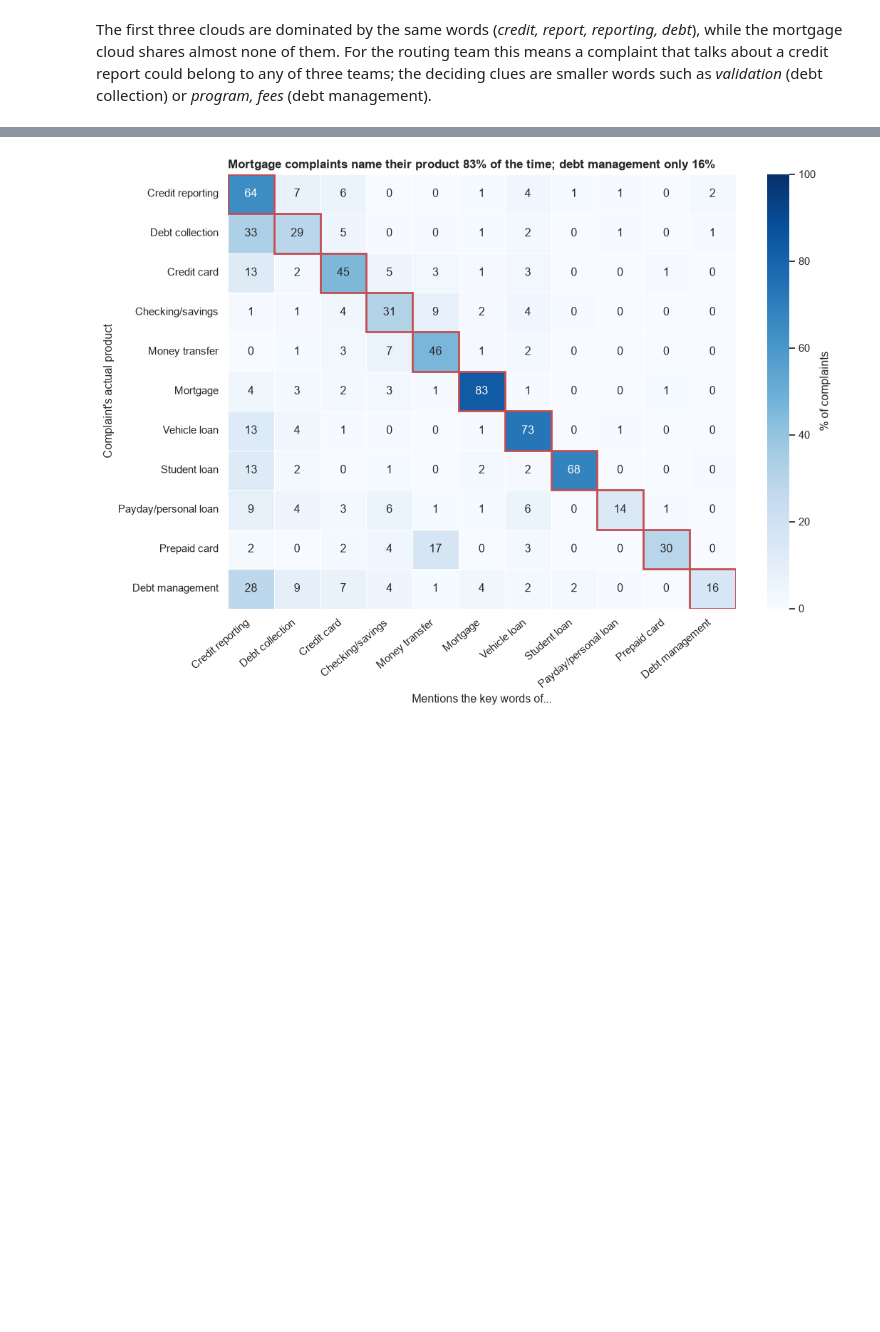
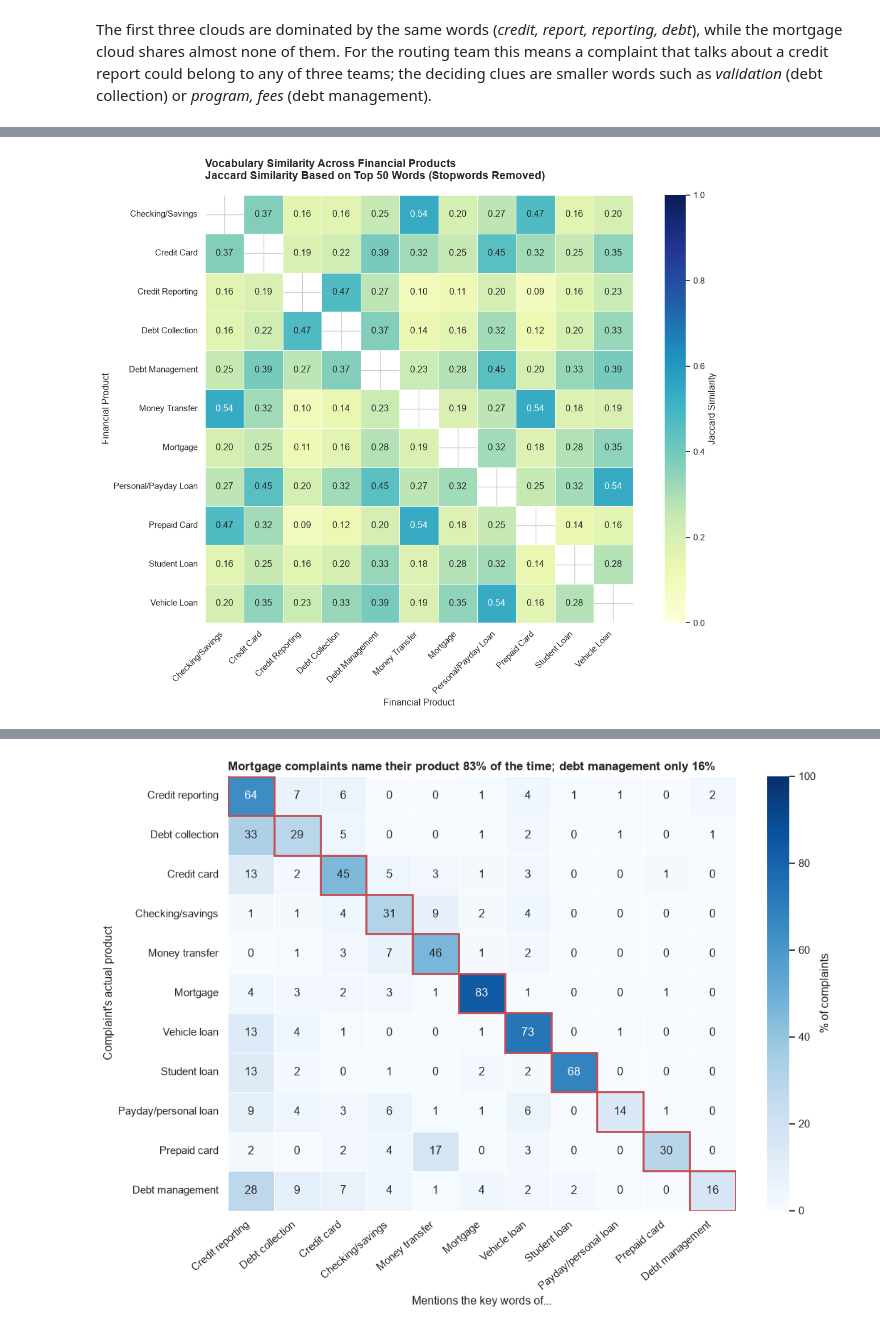
Before and after one commit to rebeccaquaye/consumer-financial-complaints, a Jupyter notebook: index.ipynb, the cells around one changed output, grey strips where cells are left out. Cells and saved outputs as stored; diff of their text form; code cells hidden in the pictures; blank space fills up the shorter version.

```diff
--- a/index.ipynb
+++ b/index.ipynb
@@ -555,0 +628,59 @@ The first three clouds are dominated by the same words (*credit, report, reporti
+# %%
+# Shorten product names to make the heatmap easier to read
+short_names = {
+    "Checking or savings account": "Checking/Savings",
+    "Credit card": "Credit Card",
+    "Credit reporting or other personal consumer reports": "Credit Reporting",
+    "Debt collection": "Debt Collection",
+    "Debt or credit management": "Debt Management",
+    "Money transfer, virtual currency, or money service": "Money Transfer",
+    "Mortgage": "Mortgage",
+    "Payday loan, title loan, personal loan, or advance loan": "Personal/Payday Loan",
+    "Prepaid card": "Prepaid Card",
+    "Student loan": "Student Loan",
+    "Vehicle loan or lease": "Vehicle Loan"
+}
+
+# Apply shorter labels without changing the similarity scores
+plot_matrix = jaccard_matrix.rename(
+    index=short_names,
+    columns=short_names
+)
+
+# Hide self-comparisons along the diagonal
+mask = np.eye(len(plot_matrix), dtype=bool)
+
+plt.figure(figsize=(13, 10))
+
+sns.heatmap(
+    plot_matrix,
+    mask=mask,
+    annot=True,
+    fmt=".2f",
+    cmap="YlGnBu",
+    vmin=0,
+    vmax=1,
+    linewidths=0.5,
+    linecolor="white",
+    square=True,
+    cbar_kws={"label": "Jaccard Similarity"}
+)
+
+plt.title(
+    "Vocabulary Similarity Across Financial Products\n"
+    "Jaccard Similarity Based on Top 50 Words (Stopwords Removed)",
+    fontsize=14,
+    fontweight="bold",
+    pad=20
+)
+
+plt.xlabel("Financial Product")
+plt.ylabel("Financial Product")
+
+plt.xticks(rotation=45, ha="right")
+plt.yticks(rotation=0)
+
+plt.tight_layout()
+plt.show()
+# %% [output]
+[figure, added]
```
Also changed, not shown: parts of 17 cells of this notebook.
